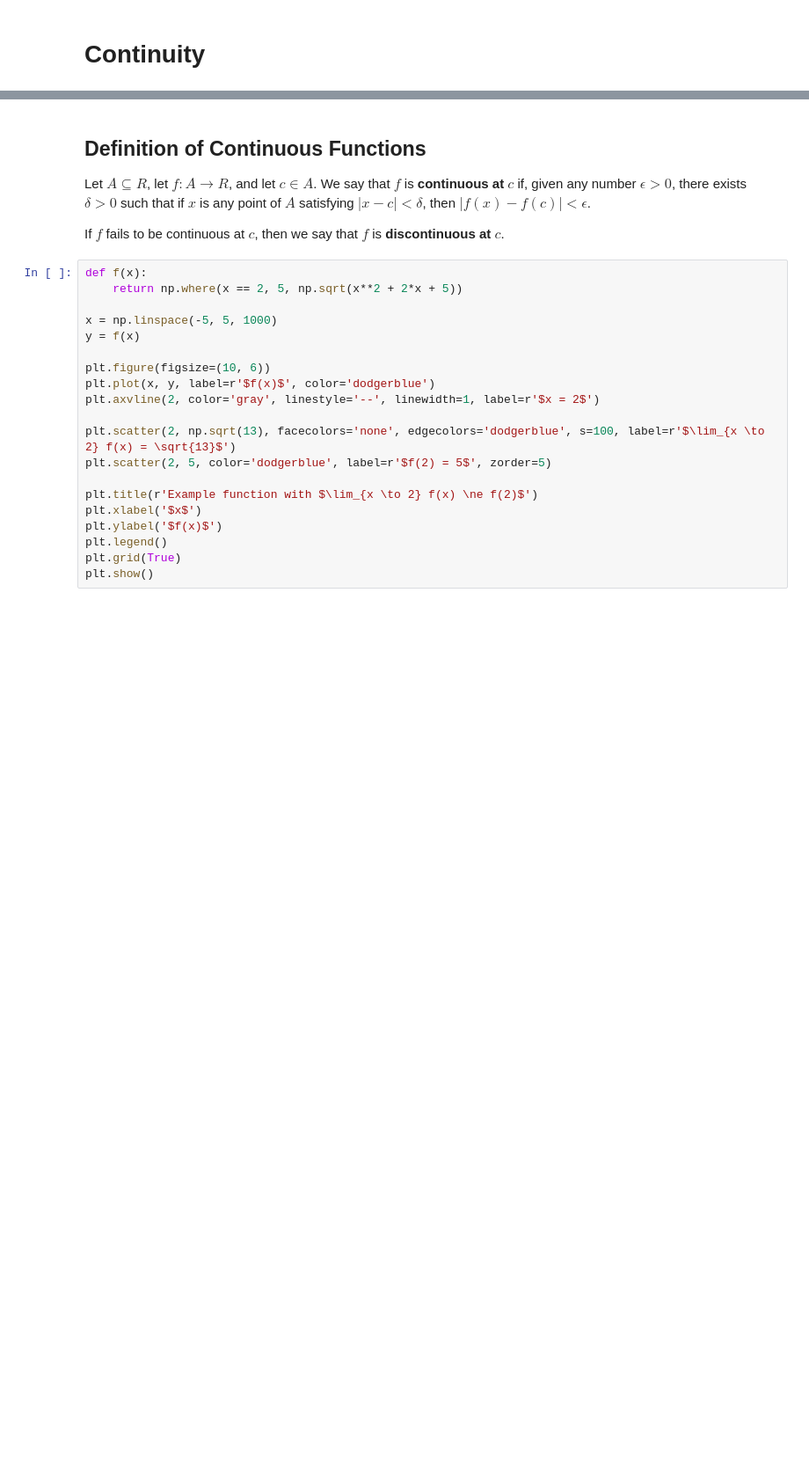
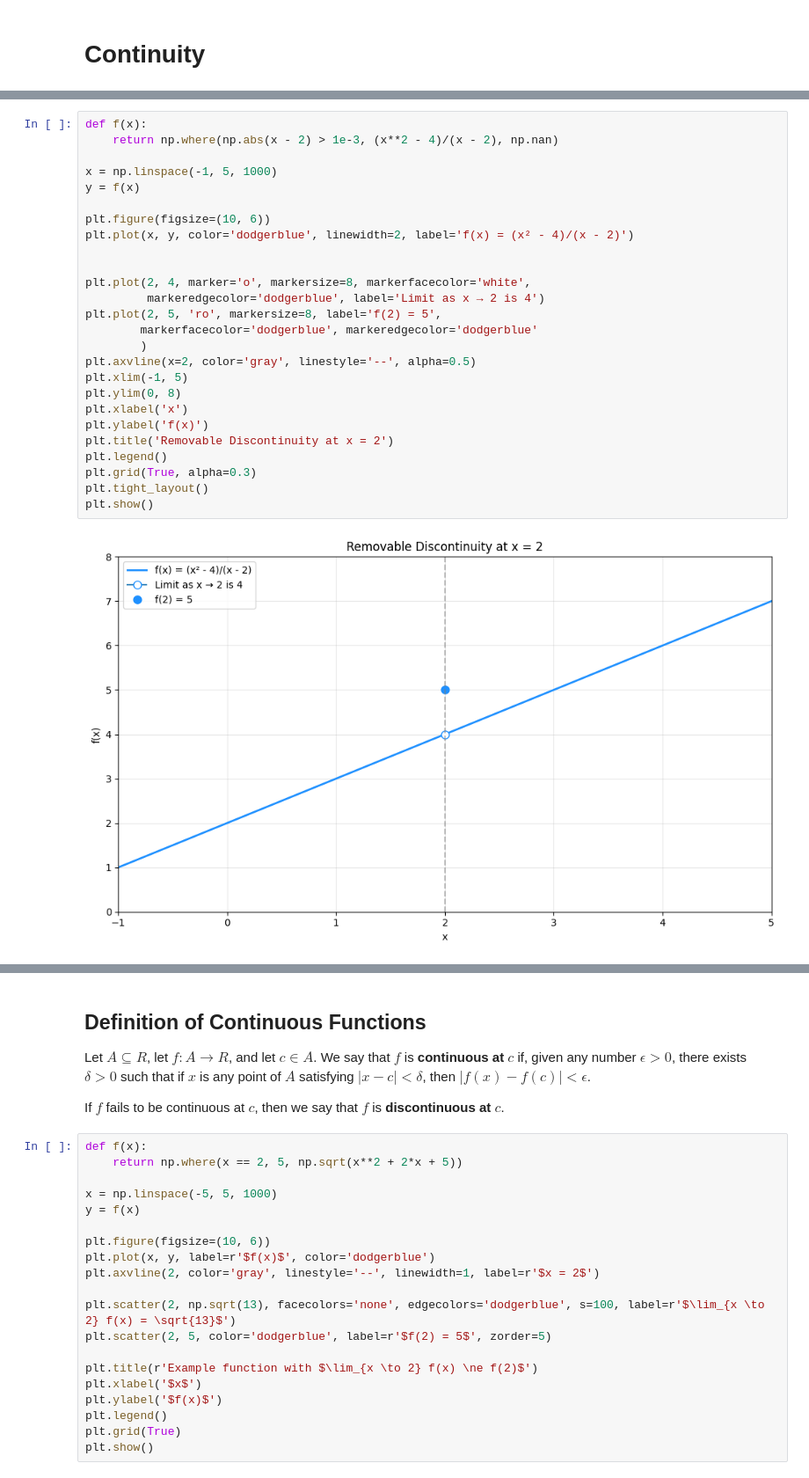
Before and after one commit to PatiphanAK/math-for-it, a Jupyter notebook: calculus/02_limits/05_Continuity.ipynb, the cells around one changed output, grey strips where cells are left out. Shown at 88% size. Drawn from its saved outputs; the diff is of its cells as text; blank space fills up the shorter version.

```diff
--- a/calculus/02_limits/05_Continuity.ipynb
+++ b/calculus/02_limits/05_Continuity.ipynb
@@ -42,0 +52,28 @@ If the functions $f$ and $g$ are continuous at $x = c$, then the following algeb
+# %%
+def f(x):
+    return np.where(np.abs(x - 2) > 1e-3, (x**2 - 4)/(x - 2), np.nan)
+
+x = np.linspace(-1, 5, 1000)
+y = f(x)
+
+plt.figure(figsize=(10, 6))
+plt.plot(x, y, color='dodgerblue', linewidth=2, label='f(x) = (x² - 4)/(x - 2)')
+
+
+plt.plot(2, 4, marker='o', markersize=8, markerfacecolor='white',
+         markeredgecolor='dodgerblue', label='Limit as x → 2 is 4')
+plt.plot(2, 5, 'ro', markersize=8, label='f(2) = 5',
+        markerfacecolor='dodgerblue', markeredgecolor='dodgerblue'
+        )
+plt.axvline(x=2, color='gray', linestyle='--', alpha=0.5)
+plt.xlim(-1, 5)
+plt.ylim(0, 8)
+plt.xlabel('x')
+plt.ylabel('f(x)')
+plt.title('Removable Discontinuity at x = 2')
+plt.legend()
+plt.grid(True, alpha=0.3)
+plt.tight_layout()
+plt.show()
+# %% [output]
+[figure, added]
```
Also changed, not shown: parts of 12 cells of this notebook.
